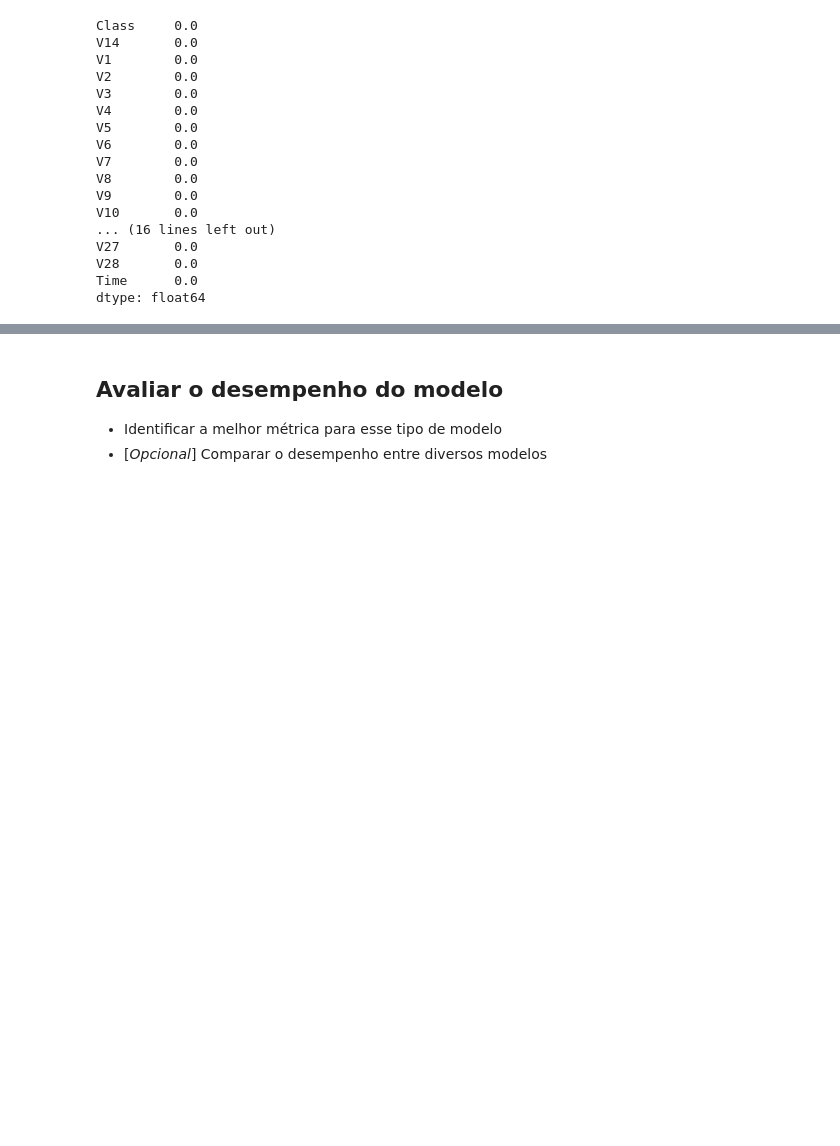
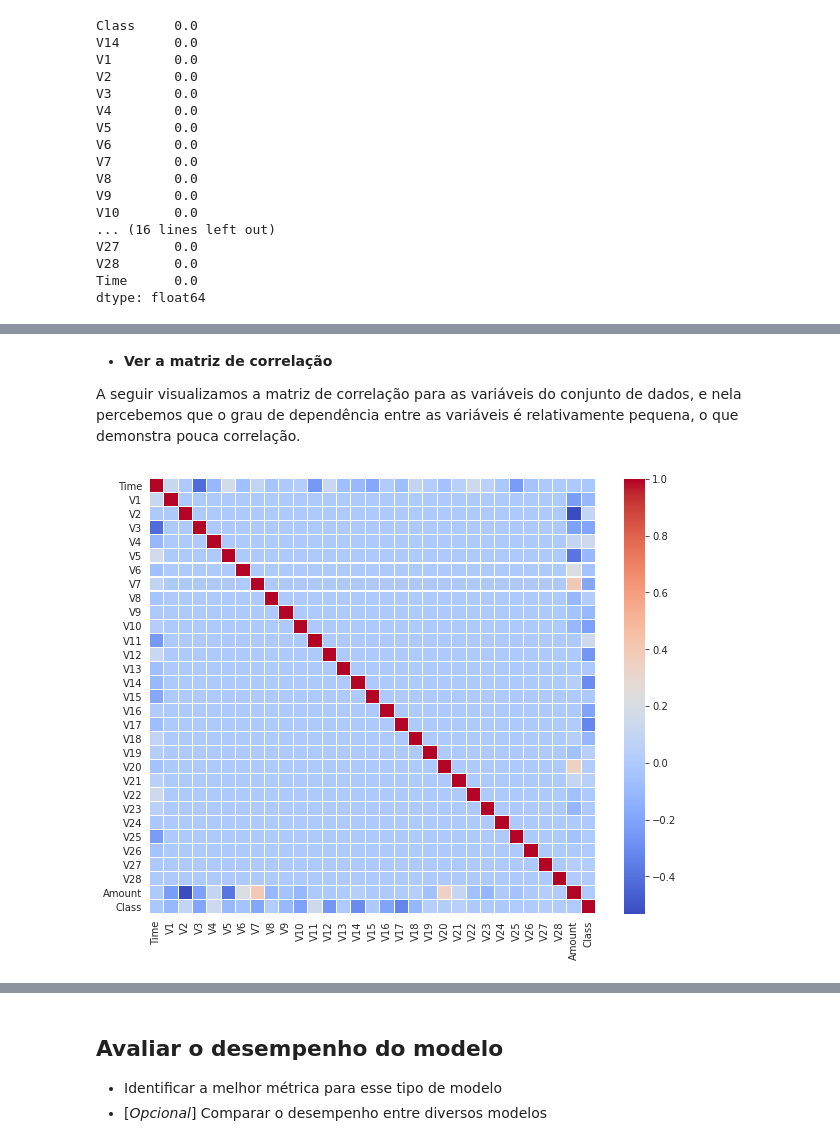
Before and after one commit to robson-ribeiro-da-silva/projects_data_science, a Jupyter notebook: Detecção_de_Fraude_em_Cartões_de_Crédito.ipynb, the cells around one changed output, grey strips where cells are left out. Saved outputs shown, nothing was run; the diff lists cells and outputs as text; code cells hidden in the pictures; blank space fills up the shorter version.

```diff
--- a/Detecção_de_Fraude_em_Cartões_de_Crédito.ipynb
+++ b/Detecção_de_Fraude_em_Cartões_de_Crédito.ipynb
@@ -184,0 +220,14 @@ plt.show()
+# %% [markdown]
+* **Ver a matriz de correlação**
+
+A seguir visualizamos a matriz de correlação para as variáveis do conjunto de dados, e nela percebemos que o grau de dependência entre as variáveis é relativamente pequena, o que demonstra pouca correlação.
+# %%
+# criar uma matriz de correlação
+corr = df.corr()
+
+fig, ax = plt.subplots(figsize = (10,8))
+
+# matriz de correlação
+sns.heatmap(corr, xticklabels=corr.columns, yticklabels=corr.columns, linewidths=.1, cmap="coolwarm", ax=ax);
+# %% [output]
+[figure, added]
```
Also changed, not shown: parts of 40 cells of this notebook.
